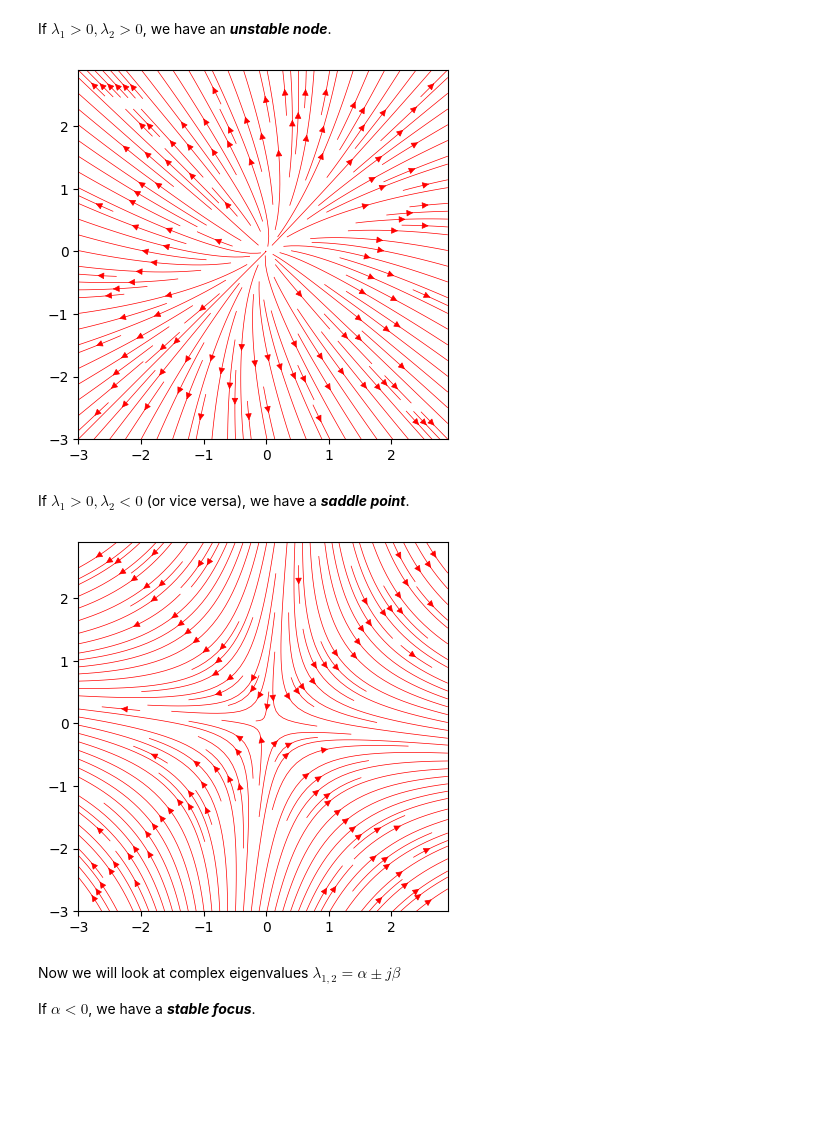
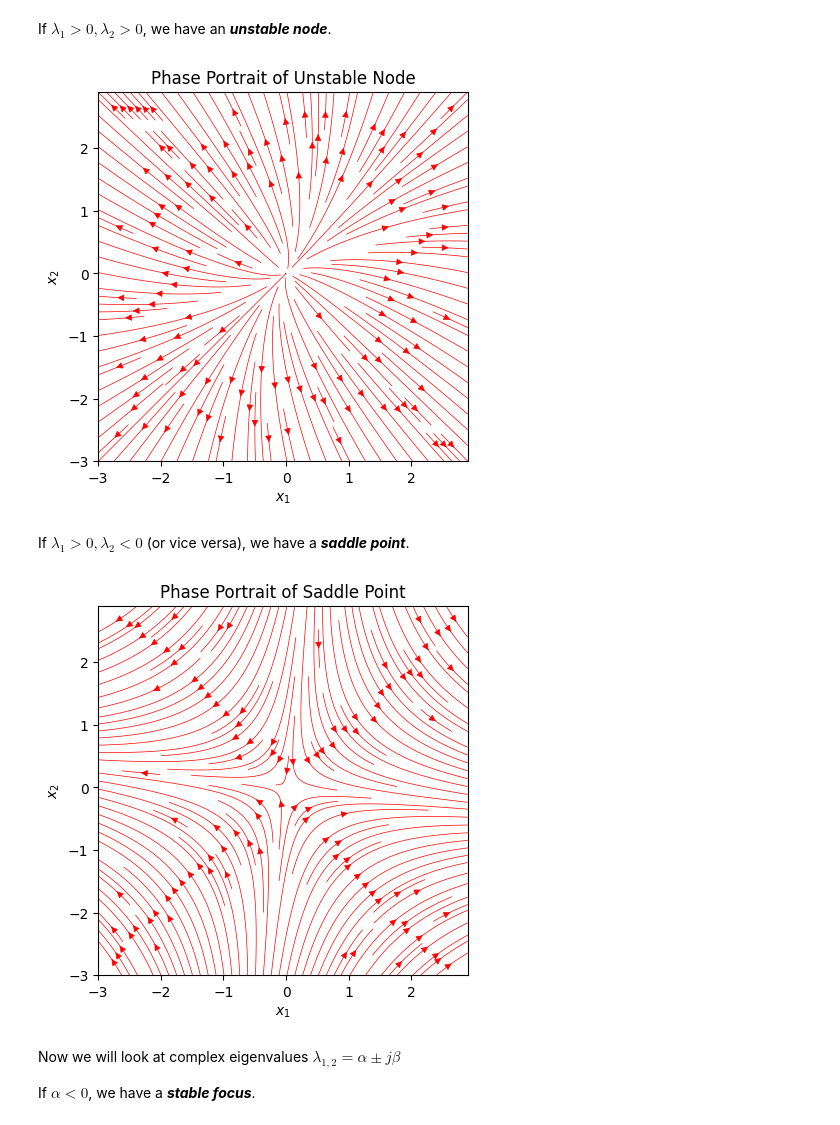
Before and after one commit to Nonlinear-Control-EMAE-485/EMAE485-lectures, a Jupyter notebook: demos/second_order_dynamics.ipynb, the cells around one changed output. Cells and saved outputs as stored; diff of their text form; code cells hidden in the pictures; blank space fills up the shorter version.

```diff
--- a/demos/second_order_dynamics.ipynb
+++ b/demos/second_order_dynamics.ipynb
@@ -71,16 +80,20 @@ If $\lambda_1 > 0, \lambda_2 > 0$, we have an ***unstable node***.
 # %%
 # A = [1.0, -0.2; -0.2, 1.0]
 g,L = 1,1
 limits = [-3, 3, -3, 3]
 x1_values, x2_values = np.meshgrid(np.arange(limits[0], limits[1], 0.1), np.arange(limits[2], limits[3], 0.1))
 x1dot = 1.0 * x1_values - 0.2 * x2_values
 x2dot = -0.2 * x1_values + 1.0 * x2_values
 plt.streamplot(x1_values, x2_values, x1dot, x2dot, color='r', linewidth=0.5, density=1.6)
 plt.axis(limits)
 plt.axis('square')
+plt.xlabel(r'$x_1$')
+plt.ylabel(r'$x_2$')
+plt.title('Phase Portrait of Unstable Node')
+
 plt.show()
 # %% [output]
-[figure, old version]
+[figure, new version]
 # %% [markdown]
 If $\lambda_1 > 0, \lambda_2 < 0$ (or vice versa), we have a ***saddle point***.
 # %%
@@ -93,9 +106,12 @@ x2dot = -0.2 * x1_values - 1.0 * x2_values
 plt.streamplot(x1_values, x2_values, x1dot, x2dot, color='r', linewidth=0.5, density=1.6)
 plt.axis(limits)
 plt.axis('square')
+plt.xlabel(r'$x_1$')
+plt.ylabel(r'$x_2$')
+plt.title('Phase Portrait of Saddle Point')
 plt.show()
 # %% [output]
-[figure, old version]
+[figure, new version]
 # %% [markdown]
 Now we will look at complex eigenvalues $\lambda_{1,2} = \alpha \pm j\beta$
 
```
Also changed, not shown: parts of 8 cells of this notebook, 1 other file.
